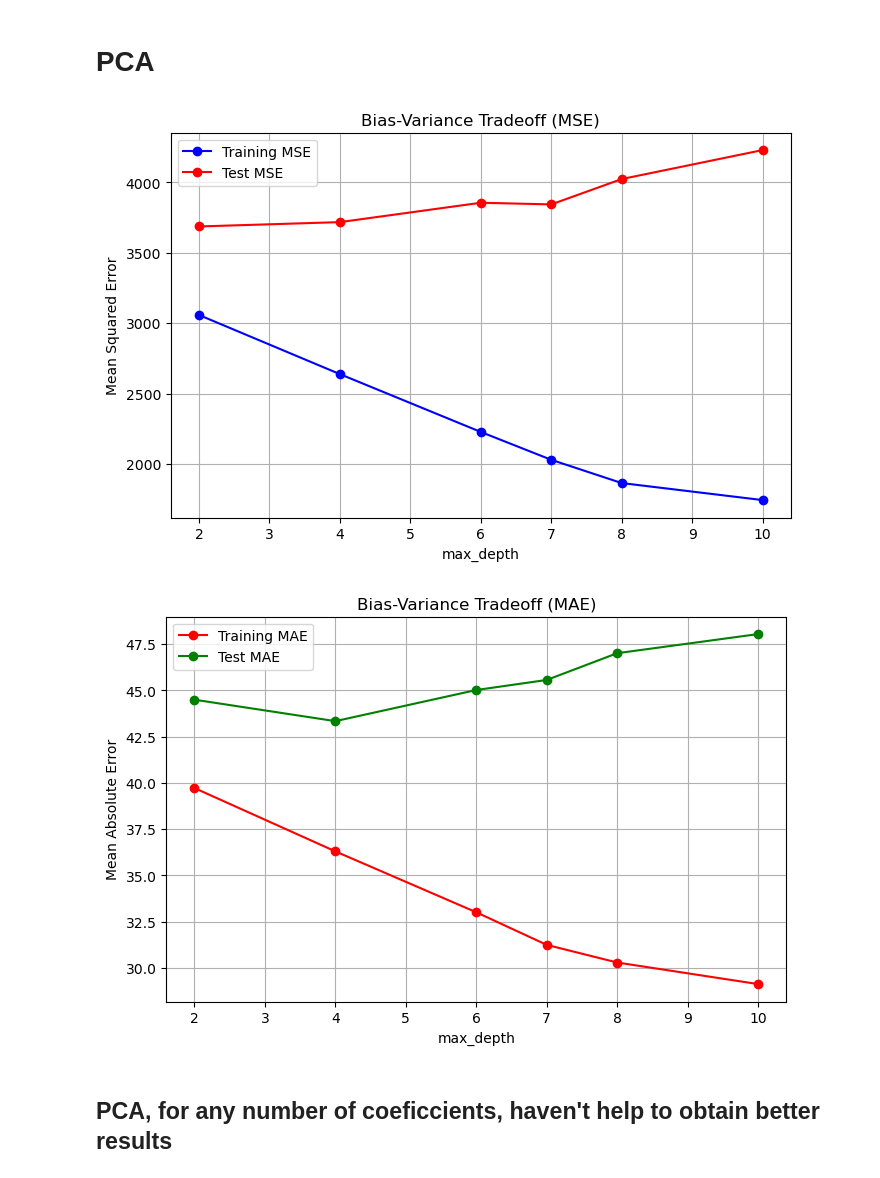
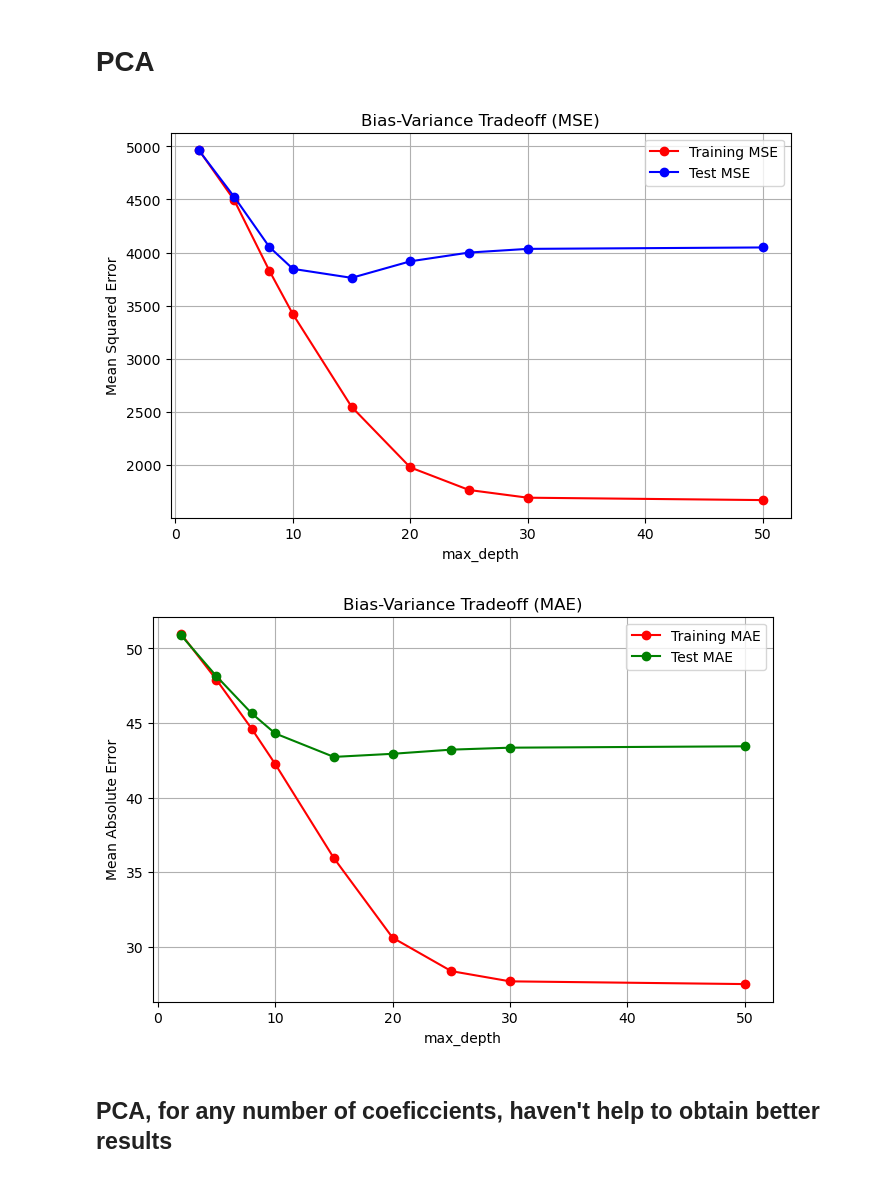
Before and after one commit to mariapycior/airline-fair-prediction-ML, a Jupyter notebook: analysis_DT.ipynb, the cells around one changed output. Saved outputs shown, nothing was run; the diff lists cells and outputs as text; code cells hidden in the pictures.

```diff
--- a/analysis_DT.ipynb
+++ b/analysis_DT.ipynb
@@ -107,21 +123,20 @@ import matplotlib.pyplot as plt
 import itertools
 
 to_remove_numeric = ['MktMilesFlown', 'Market_HHI', 'Pax']
-to_remove_categorical = ['MktCoupons','Slot','Multi_Airport','LCC_Comp','Non_Stop']
+to_remove_categorical = ['MktCoupons','Slot']#,'Multi_Airport','LCC_Comp','Non_Stop']
 true_numeric_cols_nocorr = [x for x in true_numeric_cols if not x in to_remove_numeric]
 pseudo_categorical_cols_nocorr = [x for x in pseudo_categorical_cols if not x in to_remove_categorical]
 
 regresion_cols_nocorr = true_numeric_cols_nocorr + pseudo_categorical_cols_nocorr
 
 selected_df = df[regresion_cols_nocorr]
-print(f"Rows before deduplication: {len(selected_df)}")
 
-## I delete duplicates if there is more than 3 identical columns, because test and train were to identical
-combinations = list(itertools.combinations(regresion_cols_nocorr, 3))
-for combo in combinations:
-    selected_df = selected_df.drop_duplicates(subset=list(combo))
+# Remove duplicates and NaN values
 
-print(f"Rows after deduplication: {len(selected_df)}")
+print(f"Rows before deduplication and NaN removal: {len(selected_df)}")
+selected_df = selected_df.dropna().drop_duplicates()
+print(f"Rows after deduplication and NaN removal: {len(selected_df)}")
+
 
 regresion_cols_nocorr
 # %% [output]
@@ -183,5 +201,5 @@ R2: 0.5847597146084709
 # %%
-depths = [2,3,4,5,6,7,8,9,10]
+depths = [2,3,4,5,6,7,8,25,50]
 mse_scores = []
 mae_scores = []
 
@@ -233,5 +251,5 @@ plt.show()
 # %%
-depths = [2,3,4,5,6,7,8,9,10]
+depths = [2,3,4,5,6,7,8,25,50]
 train_mse = []
 test_mse = []
 train_mae = []
@@ -324,46 +342,46 @@ pca = PCA(n_components=2)
 X_pca = pca.fit_transform(X_scaled)
 
 X_train_pca, X_test_pca, y_train, y_test = train_test_split(
-    X_pca, y, test_size=0.2, random_state=42
+    X_pca, y, test_size=0.3, random_state=42
 )
 
-depths = [2, 4, 6,7, 8, 10]
+depths = [2, 5, 8, 10,15,20, 25,30,50]
 train_mse = []
 test_mse = []
 train_mae = []
 test_mae = []
 
 for depth in depths:
     reg = DecisionTreeRegressor(max_depth=depth, min_samples_leaf=5, random_state=42)
     reg.fit(X_train_pca, y_train)
     y_train_pred = reg.predict(X_train_pca)
     y_test_pred = reg.predict(X_test_pca)
     train_mse.append(mean_squared_error(y_train, y_train_pred))
     test_mse.append(mean_squared_error(y_test, y_test_pred))
     train_mae.append(mean_absolute_error(y_train, y_train_pred))
     test_mae.append(mean_absolute_error(y_test, y_test_pred))
 
 plt.figure(figsize=(8, 5))
-plt.plot(depths, train_mse, 'o-', color='blue', label='Training MSE')
-plt.plot(depths, test_mse, 'o-', color='red', label='Test MSE')
+plt.plot(depths, train_mse, 'o-', color='red', label='Training MSE')
+plt.plot(depths, test_mse, 'o-', color='blue', label='Test MSE')
 plt.xlabel('max_depth')
 plt.ylabel('Mean Squared Error')
 plt.title('Bias-Variance Tradeoff (MSE)')
 plt.grid(True)
 plt.legend()
 plt.show()
 
 plt.figure(figsize=(8, 5))
 plt.plot(depths, train_mae, 'o-', color='red', label='Training MAE')
 plt.plot(depths, test_mae, 'o-', color='green', label='Test MAE')
 plt.xlabel('max_depth')
 plt.ylabel('Mean Absolute Error')
 plt.title('Bias-Variance Tradeoff (MAE)')
 plt.grid(True)
 plt.legend()
 plt.show()
 # %% [output]
-[figure, old version]
+[figure, new version]
-[figure, old version]
+[figure, new version]
 # %% [markdown]
 ## PCA, for any number of coeficcients, haven't help to obtain better results
```
Also changed, not shown: parts of 8 cells of this notebook, 6 other files.
